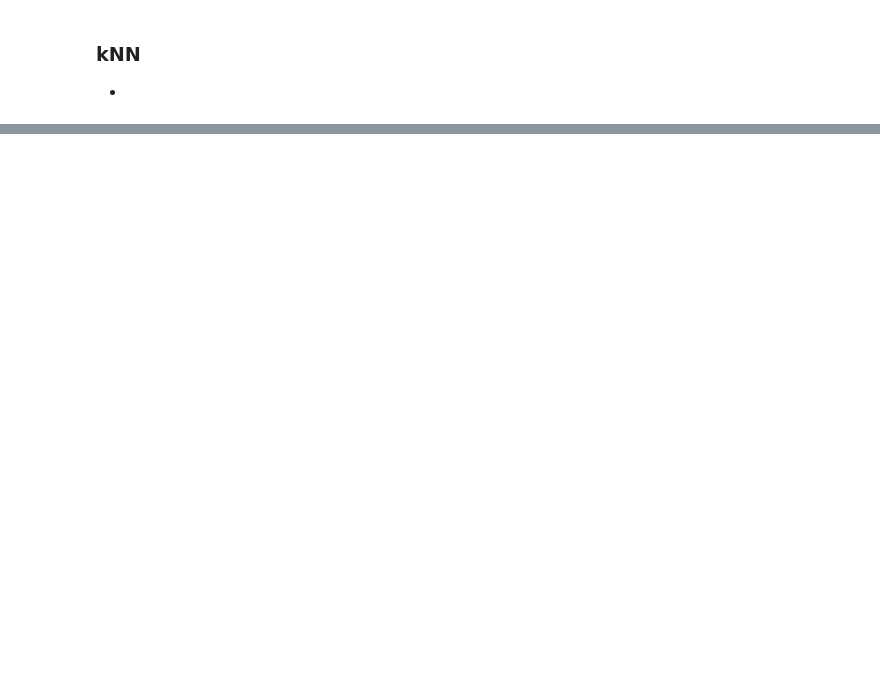
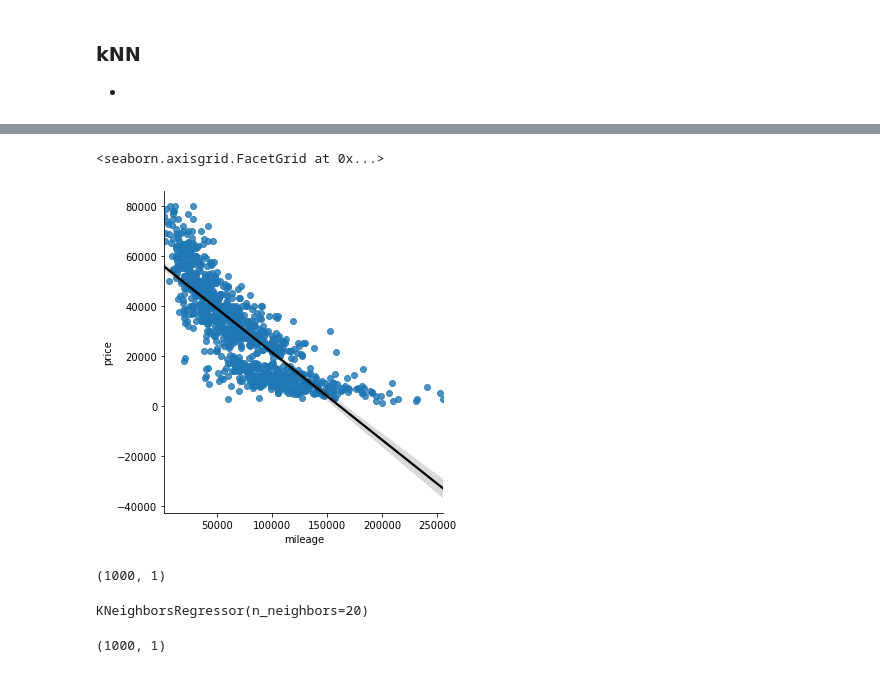
Before and after one commit to tkashdat/STP494, a Jupyter notebook: notebooks/kNNcars.ipynb, the cells around one changed output, grey strips where cells are left out. Drawn from its saved outputs; the diff is of its cells as text; code cells hidden in the pictures; blank space fills up the shorter version.

```diff
--- a/notebooks/kNNcars.ipynb
+++ b/notebooks/kNNcars.ipynb
@@ -31,0 +61,5 @@ df = pd.read_csv('/Users/tk/ASU/STP494/data/susedcars.csv')
+# %%
+sns.lmplot(x='mileage',y='price',data=df,line_kws={'color':'black'})
+# %% [output]
+<seaborn.axisgrid.FacetGrid at 0x...>
+[figure, added]
@@ -31,0 +71,8 @@ df = pd.read_csv('/Users/tk/ASU/STP494/data/susedcars.csv')
+# %%
+X.shape
+# %% [output]
+(1000, 1)
+# %%
+knmodel.fit(X,y)
+# %% [output]
+KNeighborsRegressor(n_neighbors=20)
@@ -31,0 +82,5 @@ df = pd.read_csv('/Users/tk/ASU/STP494/data/susedcars.csv')
+# %%
+# n x m dimensions are now 1000 x 1
+Xtest.shape
+# %% [output]
+(1000, 1)
```
Also changed, not shown: parts of 10 cells of this notebook, 1 other file.
